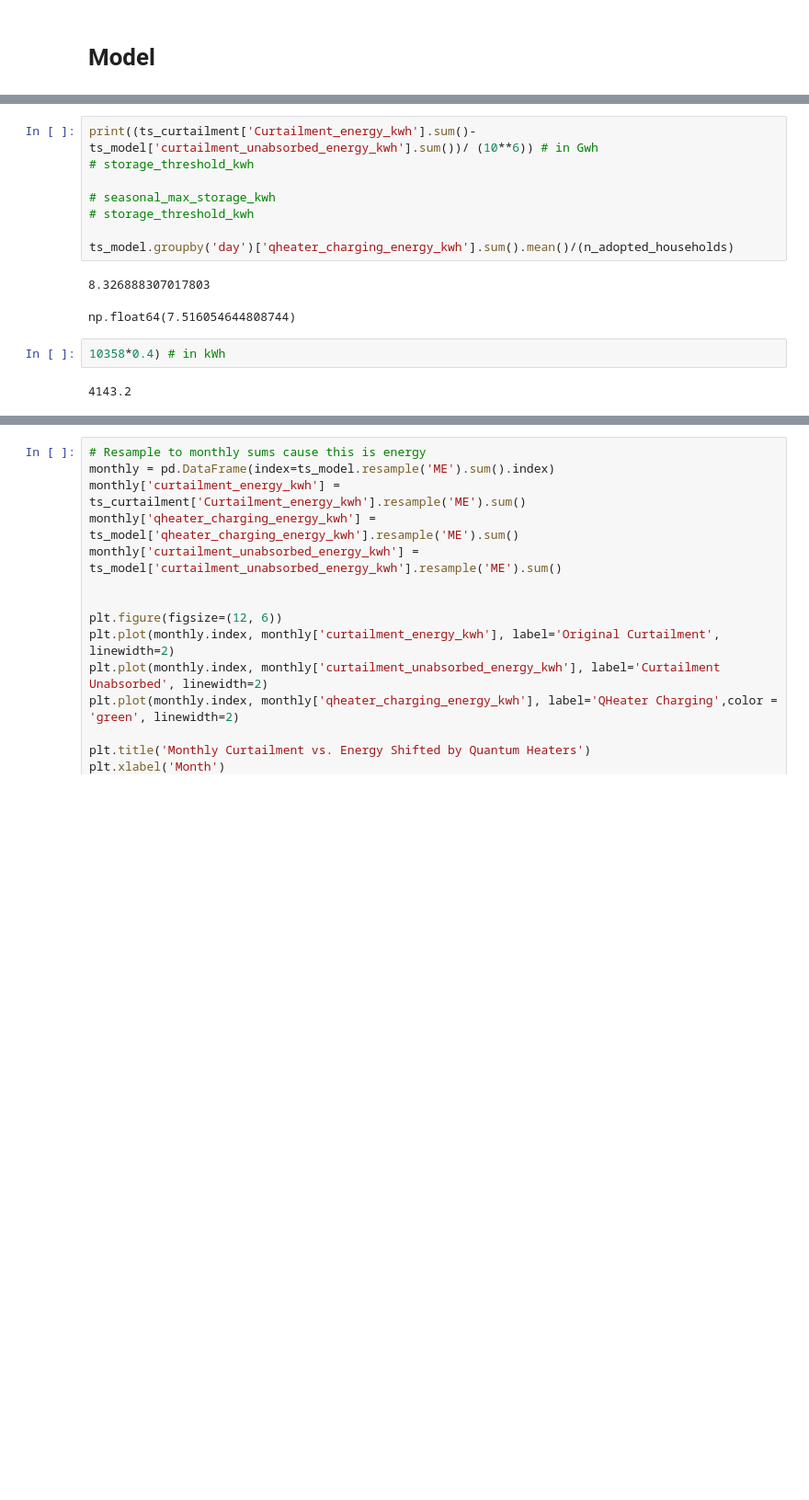
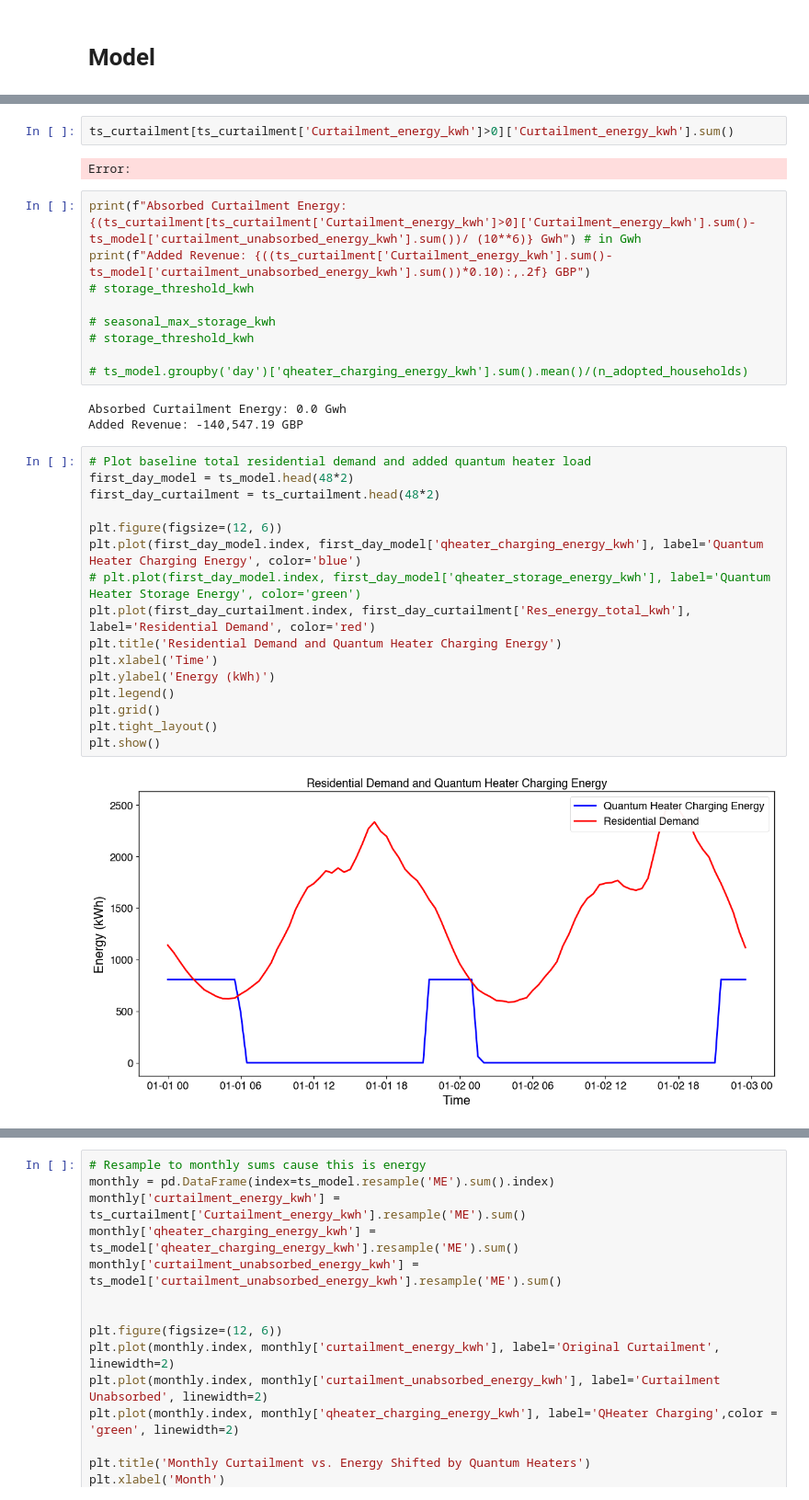
Before and after one commit to ryanabsar/AIB-Capstone-Project, a Jupyter notebook: 02_notebooks/94_Curtailment_v2.ipynb, the cells around one changed output, grey strips where cells are left out. Shown: that part at 92% size. Cells and saved outputs as stored; diff of their text form; blank space fills up the shorter version.

```diff
--- a/02_notebooks/94_Curtailment_v2.ipynb
+++ b/02_notebooks/94_Curtailment_v2.ipynb
@@ -424,15 +568,34 @@ max energy draw per interval: 1.56 kWh
+# %%
+ts_curtailment[ts_curtailment['Curtailment_energy_kwh']>0]['Curtailment_energy_kwh'].sum()
+# %% [output]
+Error:
 # %%
-print((ts_curtailment['Curtailment_energy_kwh'].sum()-ts_model['curtailment_unabsorbed_energy_kwh'].sum())/ (10**6)) # in Gwh
+print(f"Absorbed Curtailment Energy: {(ts_curtailment[ts_curtailment['Curtailment_energy_kwh']>0]['Curtailment_energy_kwh'].sum()-ts_model['curtailment_unabsorbed_energy_kwh'].sum())/ (10**6)} Gwh") # in Gwh
+print(f"Added Revenue: {((ts_curtailment['Curtailment_energy_kwh'].sum()-ts_model['curtailment_unabsorbed_energy_kwh'].sum())*0.10):,.2f} GBP")
 # storage_threshold_kwh
 
 # seasonal_max_storage_kwh
 # storage_threshold_kwh
 
-ts_model.groupby('day')['qheater_charging_energy_kwh'].sum().mean()/(n_adopted_households)
+# ts_model.groupby('day')['qheater_charging_energy_kwh'].sum().mean()/(n_adopted_households)
 # %% [output]
-8.326888307017803
+Absorbed Curtailment Energy: 0.0 Gwh
+Added Revenue: -140,547.19 GBP
-np.float64(7.516054644808744)
 # %%
-10358*0.4) # in kWh
+# Plot baseline total residential demand and added quantum heater load
+first_day_model = ts_model.head(48*2)
+first_day_curtailment = ts_curtailment.head(48*2)
+
+plt.figure(figsize=(12, 6))
+plt.plot(first_day_model.index, first_day_model['qheater_charging_energy_kwh'], label='Quantum Heater Charging Energy', color='blue')
+# plt.plot(first_day_model.index, first_day_model['qheater_storage_energy_kwh'], label='Quantum Heater Storage Energy', color='green')
+plt.plot(first_day_curtailment.index, first_day_curtailment['Res_energy_total_kwh'], label='Residential Demand', color='red')
+plt.title('Residential Demand and Quantum Heater Charging Energy')
+plt.xlabel('Time')
+plt.ylabel('Energy (kWh)')
+plt.legend()
+plt.grid()
+plt.tight_layout()
+plt.show()
 # %% [output]
-4143.2
+[figure, added]
```
Also changed, not shown: parts of 14 cells of this notebook, 4 other files.
